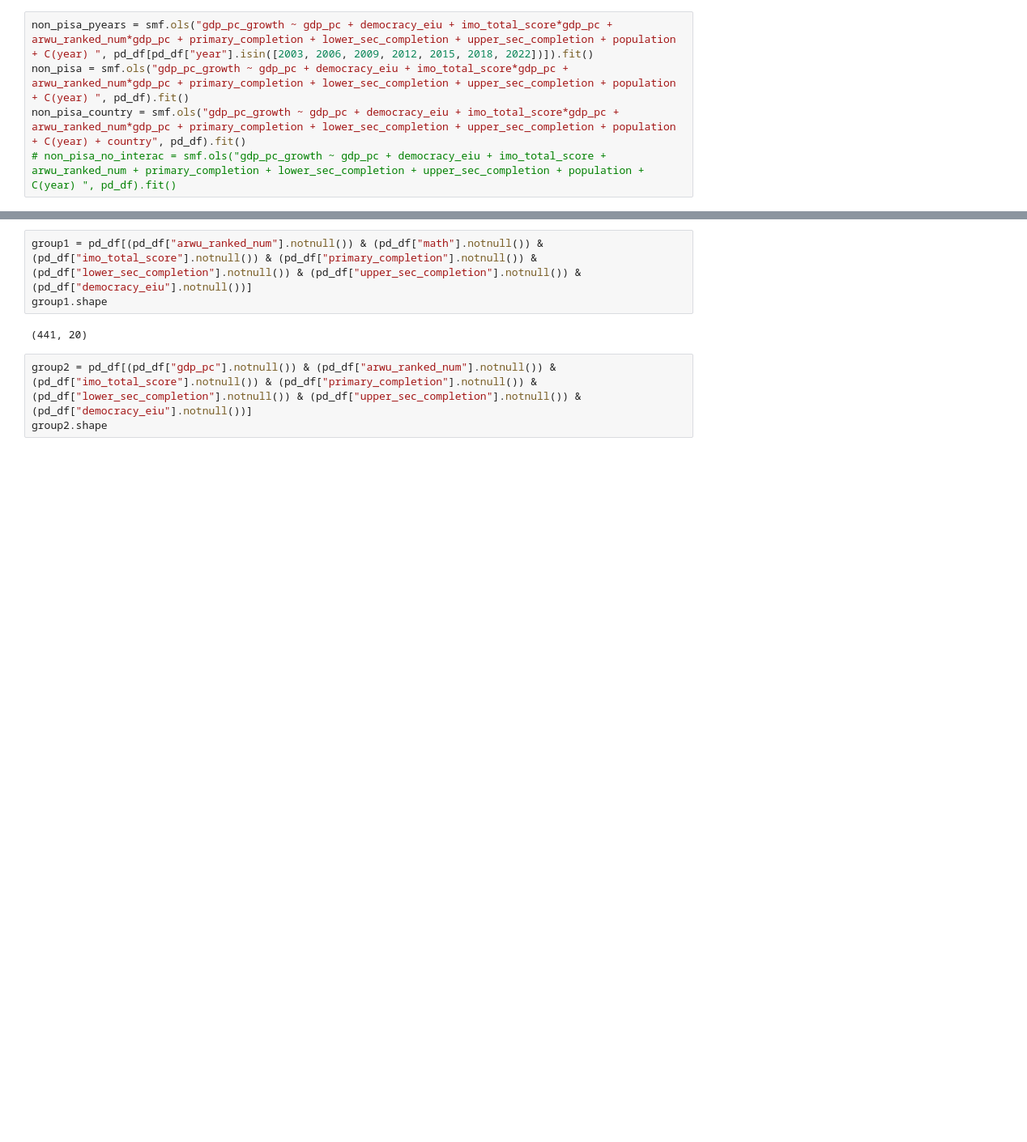
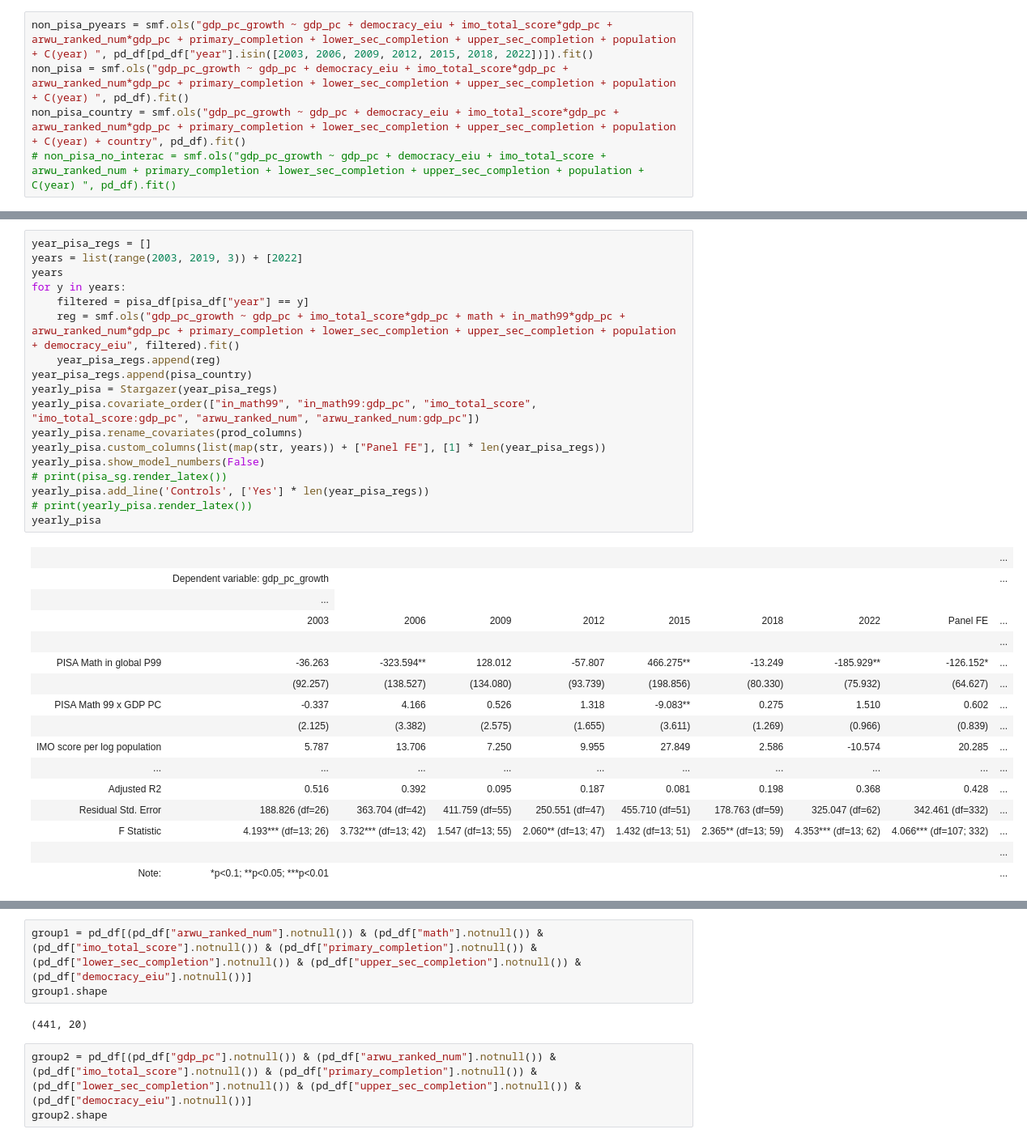
Before and after one commit to jamesxu123/econ442, a Jupyter notebook: charts/regs interac.ipynb, the cells around one changed output, grey strips where cells are left out. Shown at 81% size. Cells and saved outputs as stored; diff of their text form; blank space fills up the shorter version.

```diff
--- a/charts/regs interac.ipynb
+++ b/charts/regs interac.ipynb
@@ -98 +60,36 @@ print(pisa_sg.render_latex())
+# %%
+year_pisa_regs = []
+years = list(range(2003, 2019, 3)) + [2022]
+years
+for y in years:
+    filtered = pisa_df[pisa_df["year"] == y]
+    reg = smf.ols("gdp_pc_growth ~ gdp_pc + imo_total_score*gdp_pc + math + in_math99*gdp_pc + arwu_ranked_num*gdp_pc + primary_completion + lower_sec_completion + upper_sec_completion + population + democracy_eiu", filtered).fit()
+    year_pisa_regs.append(reg)
+year_pisa_regs.append(pisa_country)
+yearly_pisa = Stargazer(year_pisa_regs)
+yearly_pisa.covariate_order(["in_math99", "in_math99:gdp_pc", "imo_total_score", "imo_total_score:gdp_pc", "arwu_ranked_num", "arwu_ranked_num:gdp_pc"])
+yearly_pisa.rename_covariates(prod_columns)
+yearly_pisa.custom_columns(list(map(str, years)) + ["Panel FE"], [1] * len(year_pisa_regs))
+yearly_pisa.show_model_numbers(False)
+# print(pisa_sg.render_latex())
+yearly_pisa.add_line('Controls', ['Yes'] * len(year_pisa_regs))
+# print(yearly_pisa.render_latex())
+yearly_pisa
+# %% [output]
+|  |  |  |  |  |  |  |  |  | ... |
+|  | Dependent variable: gdp_pc_growth |  |  |  |  |  |  |  | ... |
+|  | ... |
+|  | 2003 | 2006 | 2009 | 2012 | 2015 | 2018 | 2022 | Panel FE | ... |
+|  |  |  |  |  |  |  |  |  | ... |
+| PISA Math in global P99 | -36.263 | -323.594** | 128.012 | -57.807 | 466.275** | -13.249 | -185.929** | -126.152* | ... |
+|  | (92.257) | (138.527) | (134.080) | (93.739) | (198.856) | (80.330) | (75.932) | (64.627) | ... |
+| PISA Math 99 x GDP PC | -0.337 | 4.166 | 0.526 | 1.318 | -9.083** | 0.275 | 1.510 | 0.602 | ... |
+|  | (2.125) | (3.382) | (2.575) | (1.655) | (3.611) | (1.269) | (0.966) | (0.839) | ... |
+| IMO score per log population | 5.787 | 13.706 | 7.250 | 9.955 | 27.849 | 2.586 | -10.574 | 20.285 | ... |
+| ... | ... | ... | ... | ... | ... | ... | ... | ... | ... |
+| Adjusted R2 | 0.516 | 0.392 | 0.095 | 0.187 | 0.081 | 0.198 | 0.368 | 0.428 | ... |
+| Residual Std. Error | 188.826 (df=26) | 363.704 (df=42) | 411.759 (df=55) | 250.551 (df=47) | 455.710 (df=51) | 178.763 (df=59) | 325.047 (df=62) | 342.461 (df=332) | ... |
+| F Statistic | 4.193*** (df=13; 26) | 3.732*** (df=13; 42) | 1.547 (df=13; 55) | 2.060** (df=13; 47) | 1.432 (df=13; 51) | 2.365** (df=13; 59) | 4.353*** (df=13; 62) | 4.066*** (df=107; 332) | ... |
+|  |  |  |  |  |  |  |  |  | ... |
+| Note: | *p<0.1; **p<0.05; ***p<0.01 |  |  |  |  |  |  |  | ... |
 # %%
```
Also changed, not shown: parts of 10 cells of this notebook, 21 other files.
